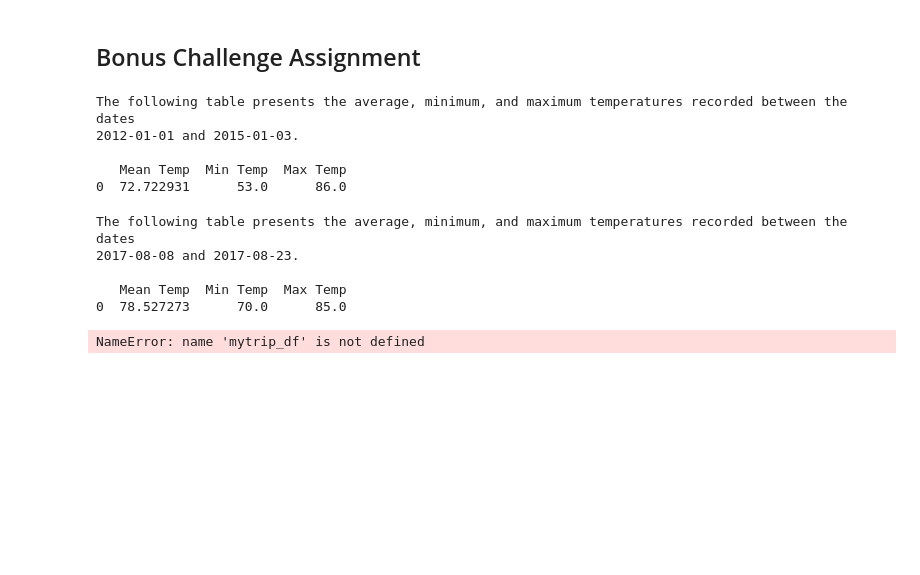
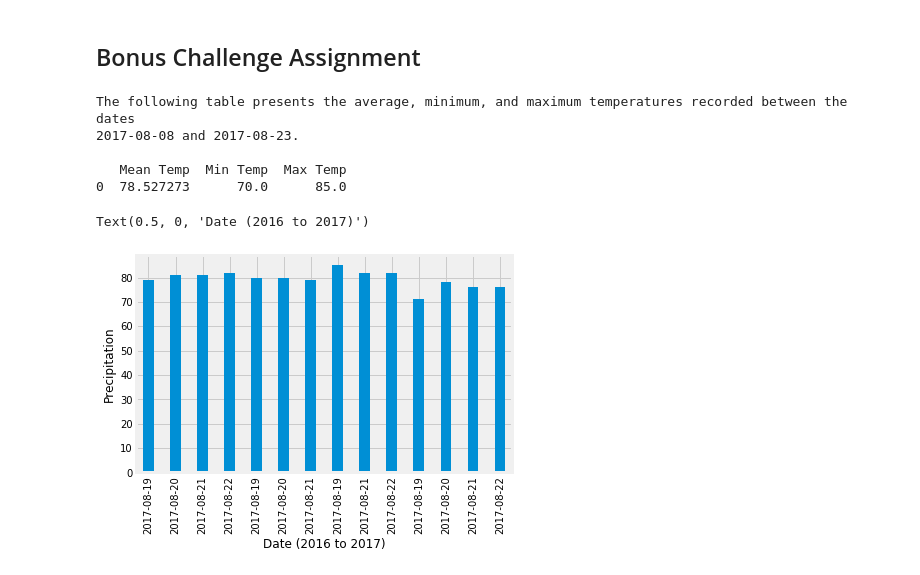
Before and after one commit to KathrynPanger/weather-report, a Jupyter notebook: climate_starter.ipynb, the cells around one changed output. Drawn from its saved outputs; the diff is of its cells as text; code cells hidden in the pictures; blank space fills up the shorter version.

```diff
--- a/climate_starter.ipynb
+++ b/climate_starter.ipynb
@@ -259,11 +231,3 @@ def calc_temps(start_date, end_date):
-# %%
-calc_temps('2012-01-01', '2015-01-03')
-# %% [output]
-The following table presents the average, minimum, and maximum temperatures recorded between the dates
-2012-01-01 and 2015-01-03.
-
-   Mean Temp  Min Temp  Max Temp
-0  72.722931      53.0      86.0
 # %%
 # Use your previous function `calc_temps` to calculate the tmin, tavg, and tmax
 # for your trip using the previous year's data for those same dates.
@@ -277,19 +242,18 @@ The following table presents the average, minimum, and maximum temperatures reco
 # %%
 # Plot the results from your previous query as a bar chart.
 mytrip_temps=session.query(measurement.date, measurement.tobs).\
-        filter(func.strftime("%Y-%m-%d", measurement.date) > '2017-08-08',func.strftime("%Y-%m-%d", measurement.date) < lastdate).all()
-mytrip_pd = pd.DataFrame(mytrip_temps).set_index("date")
+        filter(func.strftime("%Y-%m-%d", measurement.date) > '2017-08-18',func.strftime("%Y-%m-%d", measurement.date) < lastdate).all()
+mytrip_df = pd.DataFrame(mytrip_temps).set_index("date")
 
-x_labels=("Jan","Feb","Mar","April","May","Jun","Jul", "Aug", "Sept", "Oct", "Nov", "Dec") #this is where the change should be made
 ticks=np.arange(len(mytrip_df))
-plot=mytrip_df.plot(kind="bar", width=30)
-plot.locator_params(axis='x', nbins=12)
-plot.set_xticklabels(x_labels, rotation=90)
-# Use "Trip Avg Temp" as your Title
-# Use the average temperature for the y value
-# Use the peak-to-peak (tmax-tmin) value as the y error bar (yerr)
+plot=mytrip_df.plot(kind="bar", width=.4, legend=False)
+#plot.locator_params(axis='x', nbins=12)
+#plot.set_xticklabels(x_labels, rotation=90)
+plt.ylabel("Precipitation")
+plt.xlabel("Date (2016 to 2017)")
 # %% [output]
-NameError: name 'mytrip_df' is not defined
+Text(0.5, 0, 'Date (2016 to 2017)')
+[figure, added]
 # %%
 # Calculate the total amount of rainfall per weather station for your trip dates using the previous year's matching dates.
 # Sort this in descending order by precipitation amount and list the station, name, latitude, longitude, and elevation
```
Also changed, not shown: parts of 26 cells of this notebook.
